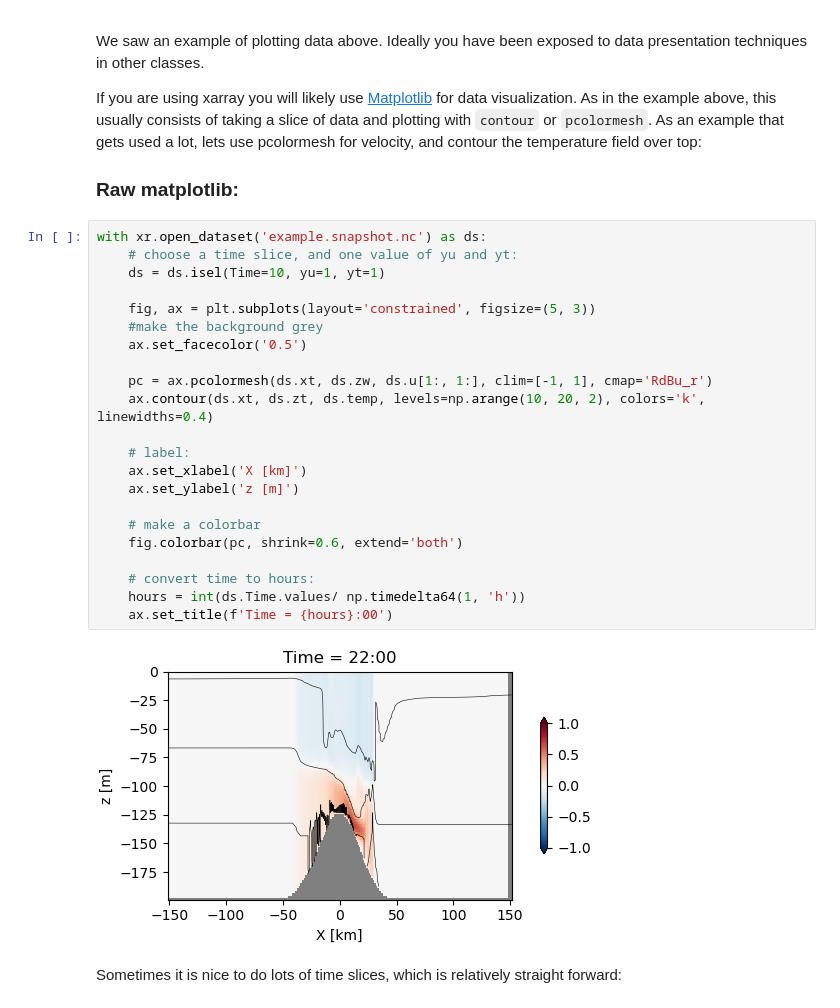
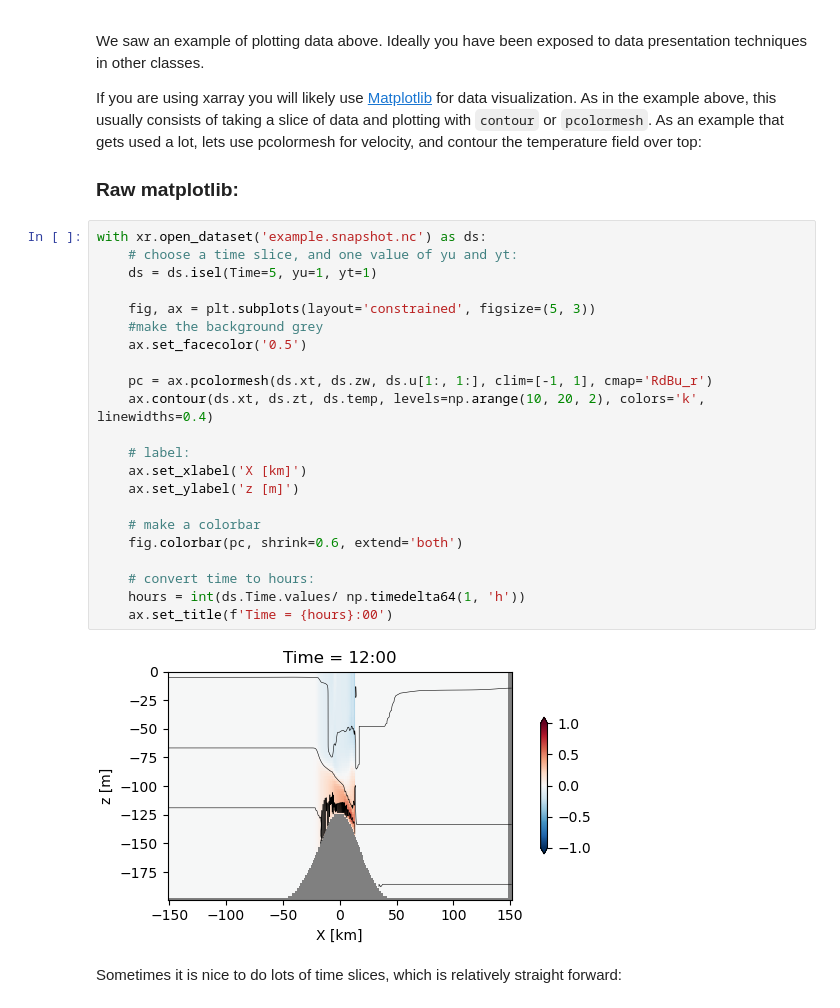
Before and after one commit to jklymak/Eos431Phy441, a Jupyter notebook: site/_build/html/_sources/computing/analyze_veros.ipynb, the cells around one changed output. Saved outputs shown, nothing was run; the diff lists cells and outputs as text.

```diff
--- a/site/_build/html/_sources/computing/analyze_veros.ipynb
+++ b/site/_build/html/_sources/computing/analyze_veros.ipynb
@@ -441,27 +395,27 @@ If you are using xarray you will likely use [Matplotlib](https://matplotlib.org)
 # %%
 with xr.open_dataset('example.snapshot.nc') as ds:
     # choose a time slice, and one value of yu and yt:
-    ds = ds.isel(Time=10, yu=1, yt=1)
+    ds = ds.isel(Time=5, yu=1, yt=1)
 
     fig, ax = plt.subplots(layout='constrained', figsize=(5, 3))
     #make the background grey
     ax.set_facecolor('0.5')
 
     pc = ax.pcolormesh(ds.xt, ds.zw, ds.u[1:, 1:], clim=[-1, 1], cmap='RdBu_r')
     ax.contour(ds.xt, ds.zt, ds.temp, levels=np.arange(10, 20, 2), colors='k', linewidths=0.4)
 
     # label:
     ax.set_xlabel('X [km]')
     ax.set_ylabel('z [m]')
 
     # make a colorbar
     fig.colorbar(pc, shrink=0.6, extend='both')
 
     # convert time to hours:
     hours = int(ds.Time.values/ np.timedelta64(1, 'h'))
     ax.set_title(f'Time = {hours}:00')
 # %% [output]
-[figure, old version]
+[figure, new version]
 # %% [markdown]
 Sometimes it is nice to do lots of time slices, which is relatively straight forward:
 # %%
```
Also changed, not shown: parts of 14 cells of this notebook, 20 other files.
